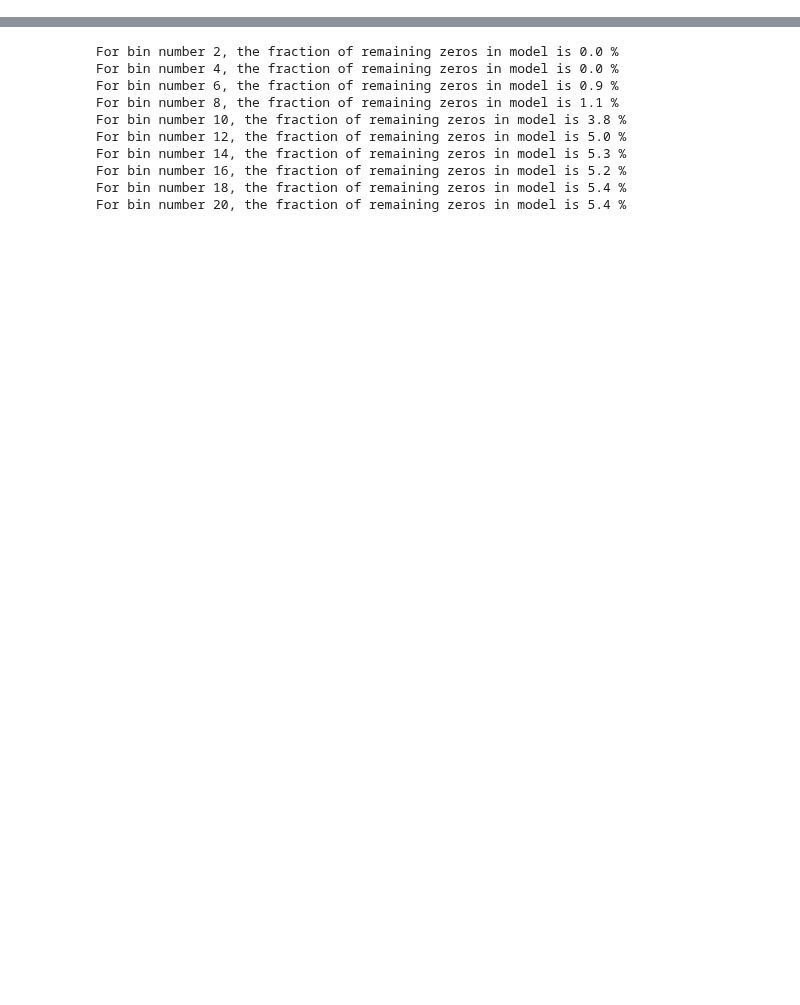
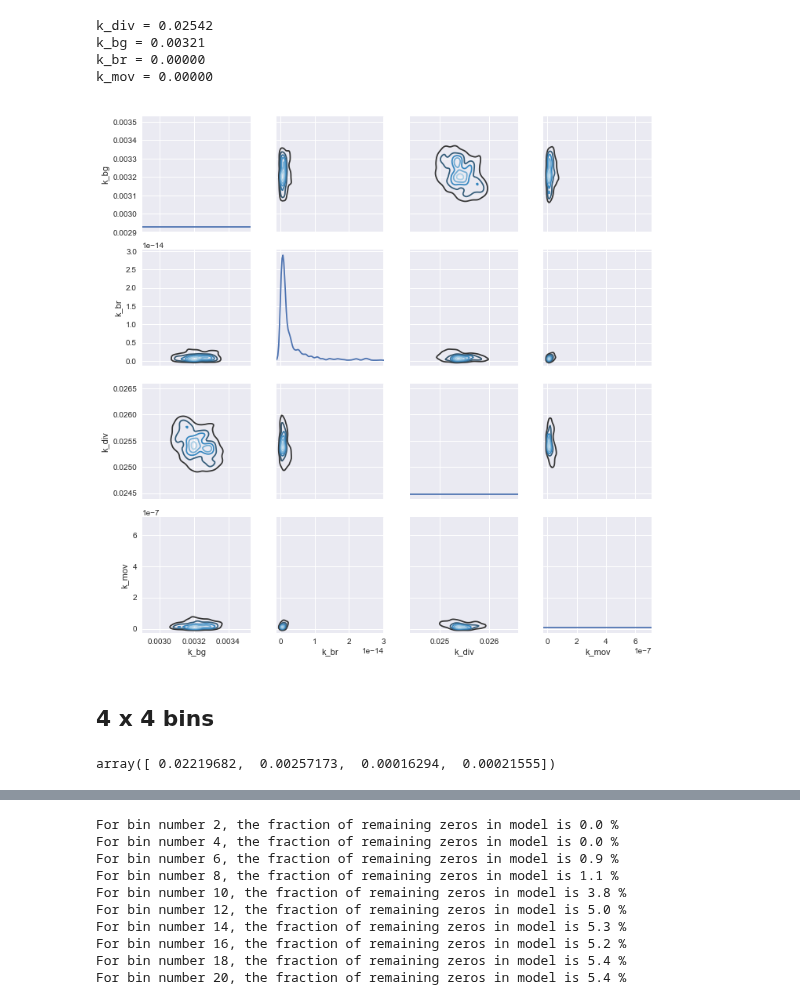
Before and after one commit to tessadgreen/cellfate, a Jupyter notebook: Inference.ipynb, the cells around one changed output, grey strips where cells are left out. Saved outputs shown, nothing was run; the diff lists cells and outputs as text; code cells hidden in the pictures; blank space fills up the shorter version.

```diff
--- a/Inference.ipynb
+++ b/Inference.ipynb
@@ -81,14 +13,0 @@ Done
-# %%
-# Since V_b converges around 300, let's set burnin time as 300 steps.
-samples = sampler.chain[:,300:,:]
-
-# reshape the samples into an array with dimension (ndim) x (# of data) 1D array
-traces = samples.reshape(-1, ndim).T
-
-# Create a pandas DataFrame with labels.
-parameter_samples = pd.DataFrame({'k_div': traces[0], 'k_bg': traces[1], 'k_br': traces[2], 'k_mov': traces[3]})
-
-# Draw joint_kde plot (Referred to: http://seaborn.pydata.org/tutorial/distributions.html)
-g = sns.PairGrid(parameter_samples)
-g.map_diag(sns.kdeplot)
-g.map_offdiag(sns.kdeplot, cmap="Blues_d", n_levels=6);
@@ -97,8 +13,0 @@ g.map_offdiag(sns.kdeplot, cmap="Blues_d", n_levels=6);
-# %%
-k = [parameter_samples['k_div'].median(), parameter_samples['k_bg'].median(), parameter_samples['k_br'].median(),
-    parameter_samples['k_mov'].median()]
-
-print('k_div = %.5f' % (parameter_samples['k_div'].median()))
-print('k_bg = %.5f' % (parameter_samples['k_bg'].median()))
-print('k_br = %.10f' % (parameter_samples['k_br'].median()))
-print('k_mov = %.7f' % (parameter_samples['k_mov'].median()))
@@ -173,0 +242,22 @@ testobject = io.read('expt128_1-88SoxNuclei.csv', 'Sox2', 'Oct4', 10)
+# %%
+k_2x2_coupled = plot_kdes(sampler, True, burntime=400)
+# %% [output]
+k_div = 0.02542
+k_bg = 0.00321
+k_br = 0.00000
+k_mov = 0.00000
+[figure, added]
+# %% [markdown]
+## 4 x 4 bins
+# %%
+# Find MAP values
+# Initial guess
+x0 = np.array([0.1, 0.1, 0.1,0.1])
+
+res = op.leastsq(model.residual, x0, args=(bin_6x6, -0.15, 0.1, True))
+res[0]
+
+#res = op.least_squares(model.residual, x0, args=(bin_4x4, -0.15, 0.1, True), bounds=(0,np.inf), method='trf')
+#res.x
+# %% [output]
+array([ 0.02219682,  0.00257173,  0.00016294,  0.00021555])
```
Also changed, not shown: parts of 75 cells of this notebook, 6 other files.
